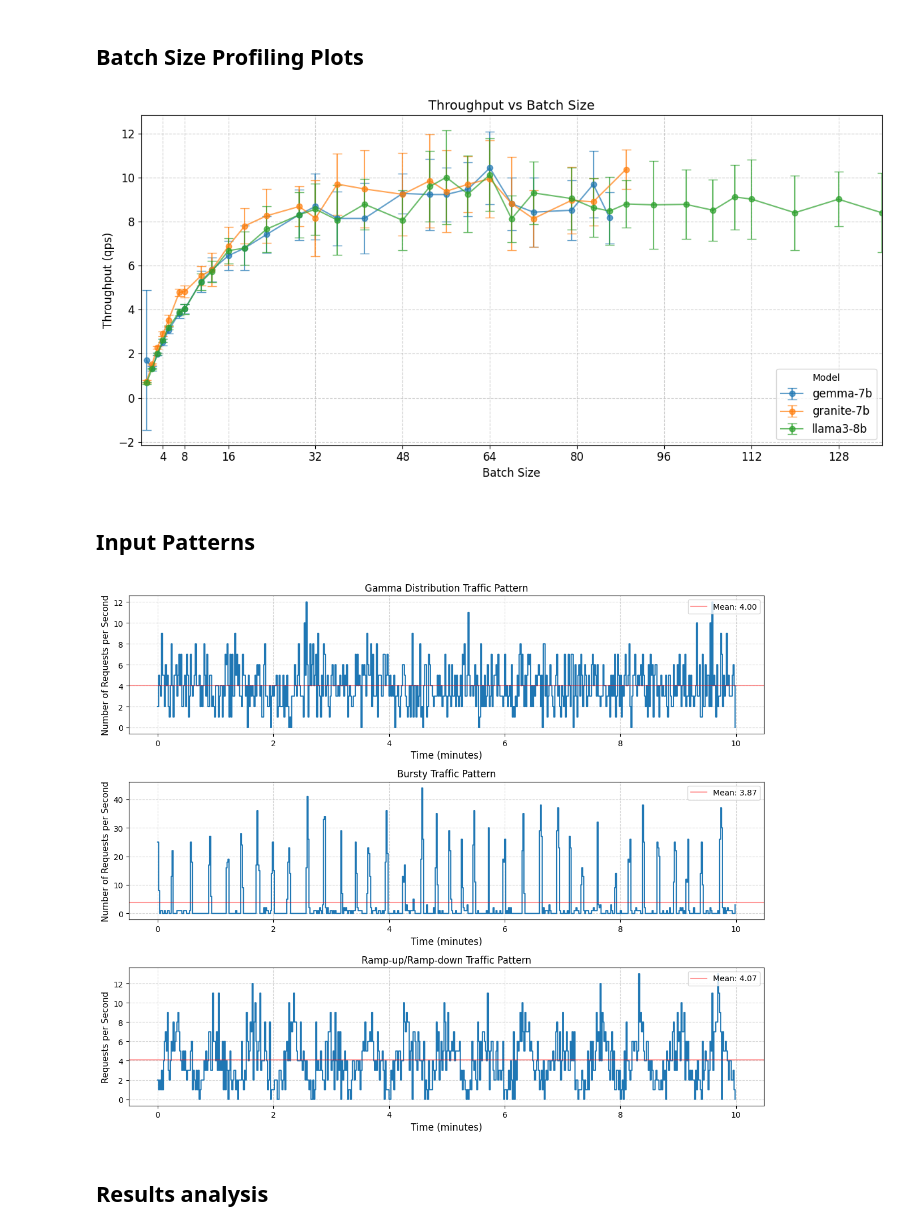
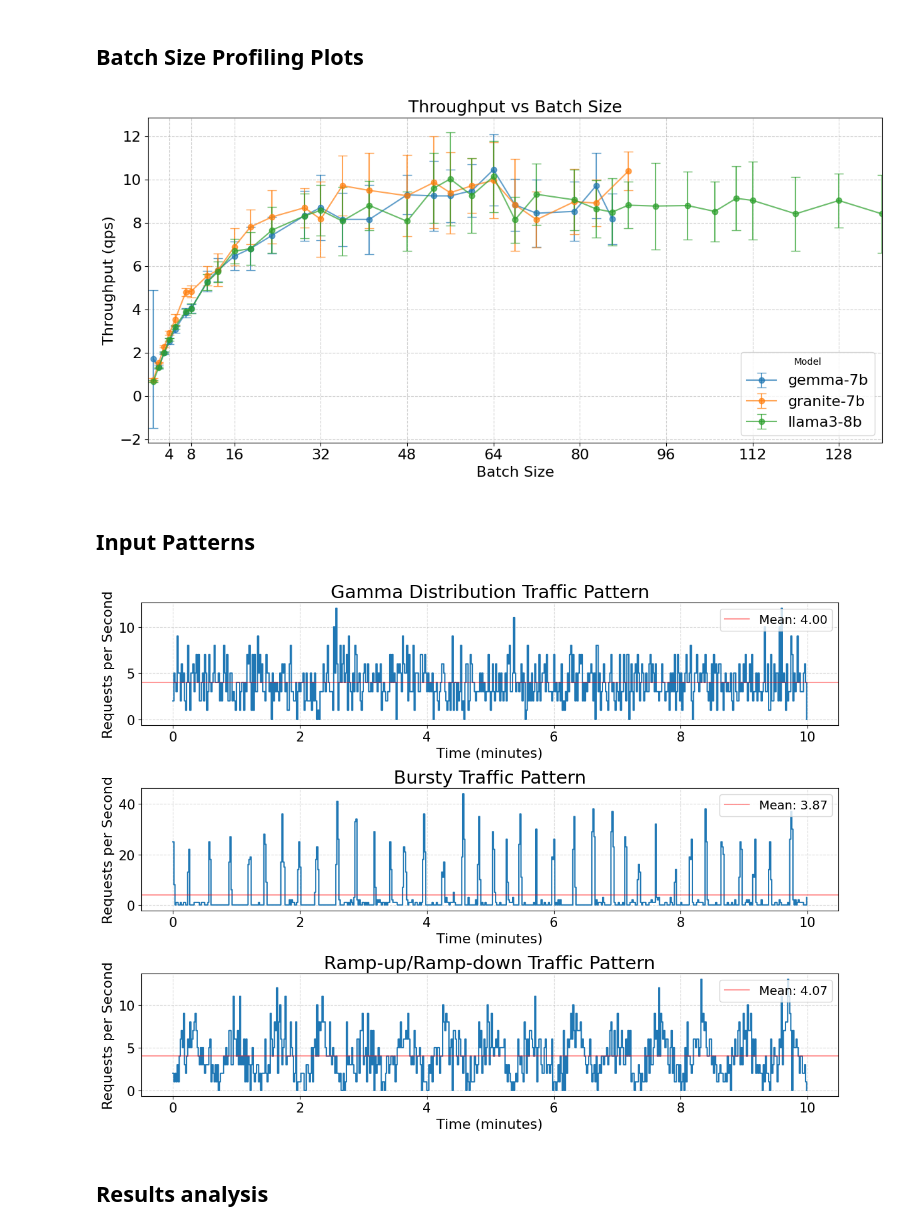
Before and after one commit to Antonio-MI/sincere, a Jupyter notebook: process_results.ipynb, the cells around one changed output. Drawn from its saved outputs; the diff is of its cells as text; code cells hidden in the pictures.

```diff
--- a/process_results.ipynb
+++ b/process_results.ipynb
@@ -85,23 +66,23 @@ for model, group in grouped:
                  label=model, fmt='-o', capsize=5, alpha = 0.7)
 
 # Set plot labels and title
-ax.set_xlabel('Batch Size', fontsize = 12)
-ax.set_ylabel('Throughput (qps)', fontsize = 12)
-ax.set_title('Throughput vs Batch Size', fontsize = 14)
-ax.legend(title='Model', loc="lower right", fontsize = 12)
+ax.set_xlabel('Batch Size', fontsize = 16)
+ax.set_ylabel('Throughput (qps)', fontsize = 16)
+ax.set_title('Throughput vs Batch Size', fontsize = 18)
+ax.legend(title='Model', loc="lower right", fontsize = 16)
 ax.grid(linestyle = "--", alpha = 0.6)
 ax.set_xlim(0,136)
 ax.set_xticks(list(set([2**i for i in range(2,8)] + [16*i for i in range(3,8)])))
-ax.tick_params(axis='both', which='major', labelsize=12)
+ax.tick_params(axis='both', which='major', labelsize=16)
 
 fig.tight_layout()
 fig.savefig('readme_media/throughput_vs_batch_size.png', dpi=300)
 # %% [output]
-[figure, old version]
+[figure, new version]
 # %% [markdown]
 ## Input Patterns
 # %%
-fig, ax = plt.subplots(figsize=(12, 10), nrows=3, ncols=1, sharey=False)
+fig, ax = plt.subplots(figsize=(12, 9), nrows=3, ncols=1, sharey=False)
 
 np.random.seed(42)
 random.seed(42)
@@ -126,12 +107,12 @@ request_counts, _ = np.histogram(arrival_times, bins=time_bins)
 gamma_mean = np.mean(request_counts)
 ax[0].step(time_bins_minutes[:-1], request_counts, where='post')
 ax[0].axhline(gamma_mean, color='r', linestyle='-', label=f'Mean: {gamma_mean:.2f}', alpha = 0.4)
-ax[0].set_title('Gamma Distribution Traffic Pattern')
-ax[0].set_xlabel('Time (minutes)', fontsize = 12)
-ax[0].set_ylabel('Number of Requests per Second', fontsize = 11)
+ax[0].set_title('Gamma Distribution Traffic Pattern', fontsize=21)
+ax[0].set_xlabel('Time (minutes)', fontsize = 16)
+ax[0].set_ylabel('Requests per Second', fontsize = 16)
 ax[0].grid(True, linestyle="--", alpha=0.5)
-ax[0].legend(loc="upper right")
-ax[0].tick_params(axis='both', which='major', labelsize=10)
+ax[0].legend(loc="upper right", fontsize=14)
+ax[0].tick_params(axis='both', which='major', labelsize=15)
 
 # Plot 2: Bursty Traffic Pattern (Updated)
 arrival_times = []
@@ -159,51 +140,51 @@ request_counts, _ = np.histogram(arrival_times, bins=time_bins)
 bursty_mean = np.mean(request_counts)
 ax[1].step(time_bins_minutes[:-1], request_counts, where='post')
 ax[1].axhline(bursty_mean, color='r', linestyle='-', label=f'Mean: {bursty_mean:.2f}', alpha = 0.4)
-ax[1].set_title('Bursty Traffic Pattern')
-ax[1].set_xlabel('Time (minutes)', fontsize = 12)
-ax[1].set_ylabel('Number of Requests per Second', fontsize = 11)
+ax[1].set_title('Bursty Traffic Pattern', fontsize = 21)
+ax[1].set_xlabel('Time (minutes)', fontsize = 16)
+ax[1].set_ylabel('Requests per Second', fontsize = 16)
 ax[1].grid(True, linestyle="--", alpha=0.5)
-ax[1].legend(loc="upper right")
-ax[1].tick_params(axis='both', which='major', labelsize=10)
+ax[1].legend(loc="upper right", fontsize = 14)
+ax[1].tick_params(axis='both', which='major', labelsize=15)
 
 
 # Plot 3: Repeating Ramp-up/Ramp-down Traffic Pattern
 min_rate = 1
 max_rate = 7
 ramp_up_duration = 20
 ramp_down_duration = 20
 cycle_duration = ramp_up_duration + ramp_down_duration
 arrival_times = []
 current_time = 0
 while current_time < run_duration:
     time_in_cycle = (current_time % cycle_duration)
     if time_in_cycle < ramp_up_duration:
         current_rate = min_rate + (max_rate - min_rate) * (time_in_cycle / ramp_up_duration)
     else:
         time_in_ramp_down = time_in_cycle - ramp_up_duration
         current_rate = max_rate - (max_rate - min_rate) * (time_in_ramp_down / ramp_down_duration)
     inter_arrival_time = np.random.exponential(1 / current_rate)
     current_time += inter_arrival_time
     if current_time <= run_duration:
         arrival_times.append(current_time)
 arrival_times = np.array(arrival_times)
 request_counts, _ = np.histogram(arrival_times, bins=time_bins)
 # Plot Ramp-up/Ramp-down Traffic
 ramp_mean = np.mean(request_counts)
 ax[2].step(time_bins_minutes[:-1], request_counts, where='post')
 ax[2].axhline(ramp_mean, color='r', linestyle='-', label=f'Mean: {ramp_mean:.2f}', alpha = 0.4)
-ax[2].set_title('Ramp-up/Ramp-down Traffic Pattern')
-ax[2].set_xlabel('Time (minutes)', fontsize = 12)
-ax[2].set_ylabel('Requests per Second', fontsize = 11)
+ax[2].set_title('Ramp-up/Ramp-down Traffic Pattern', fontsize=21)
+ax[2].set_xlabel('Time (minutes)', fontsize = 16)
+ax[2].set_ylabel('Requests per Second', fontsize = 16)
 ax[2].grid(True, linestyle="--", alpha=0.5)
-ax[2].legend(loc="upper right")
-ax[2].tick_params(axis='both', which='major', labelsize=10)
+ax[2].legend(loc="upper right", fontsize=14)
+ax[2].tick_params(axis='both', which='major', labelsize=15)
 
 plt.tight_layout()
 plt.savefig('readme_media/input_patterns.png', dpi=300)
 plt.show()
 # %% [output]
-[figure, old version]
+[figure, new version]
 # %% [markdown]
 ## Results analysis
 # %%
```
Also changed, not shown: parts of 9 cells of this notebook, 13 other files.
